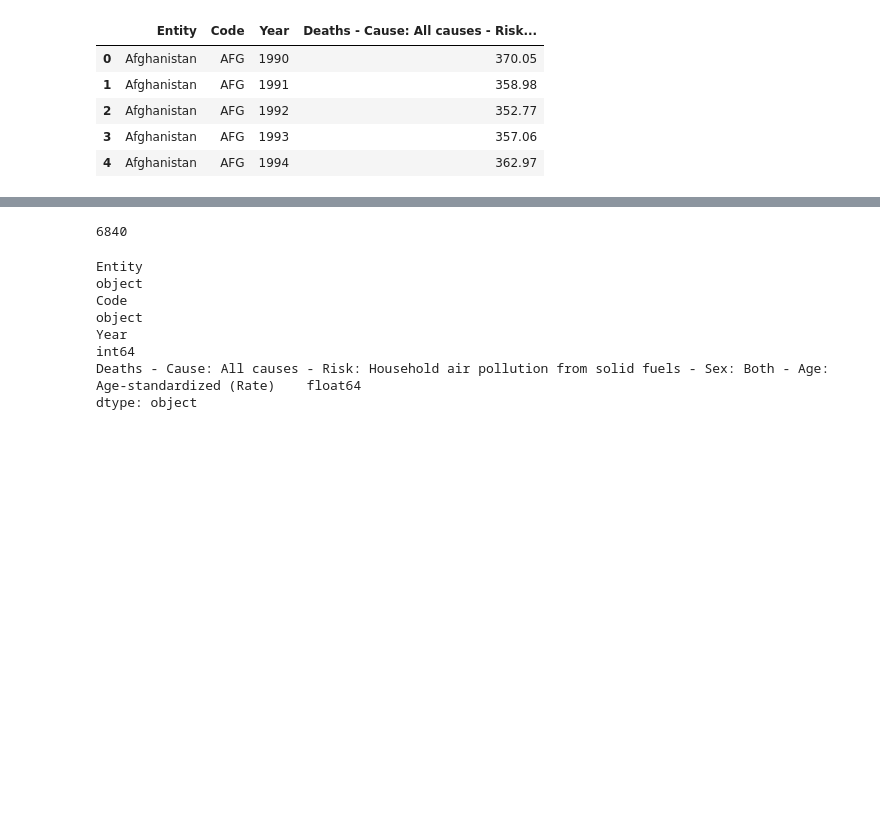
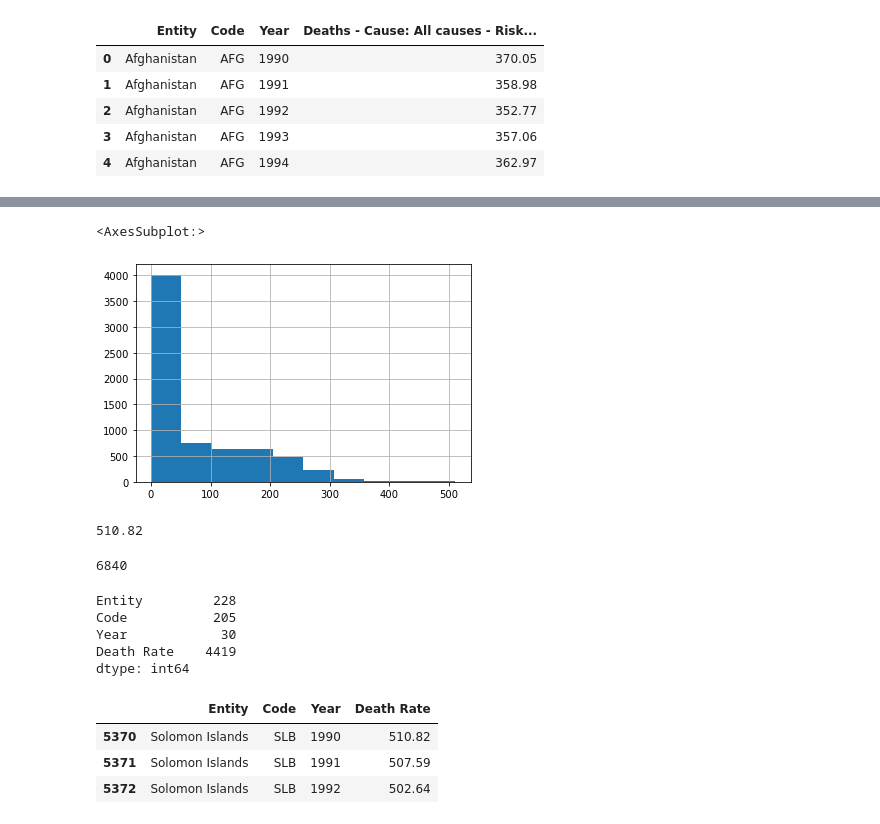
Before and after one commit to ashleyncasanova/air-quality-project, a Jupyter notebook: indoor-air-pollution.ipynb, the cells around one changed output, grey strips where cells are left out. Drawn from its saved outputs; the diff is of its cells as text; code cells hidden in the pictures; blank space fills up the shorter version.

```diff
--- a/indoor-air-pollution.ipynb
+++ b/indoor-air-pollution.ipynb
@@ -19,12 +66,28 @@ data.head()
+# %%
+data['Death Rate'].hist()
+# %% [output]
+<AxesSubplot:>
+[figure, added]
+# %%
+data['Death Rate'].max()
+# %% [output]
+510.82
 # %%
 len(data)
 # %% [output]
 6840
 # %%
-data.dtypes
+data.nunique()
 # %% [output]
-Entity                                                                                                                     object
-Code                                                                                                                       object
-Year                                                                                                                        int64
-Deaths - Cause: All causes - Risk: Household air pollution from solid fuels - Sex: Both - Age: Age-standardized (Rate)    float64
-dtype: object
+Entity         228
+Code           205
+Year            30
+Death Rate    4419
+dtype: int64
+# %%
+data[data['Death Rate']>500]
+# %% [output]
+|  | Entity | Code | Year | Death Rate |
+| 5370 | Solomon Islands | SLB | 1990 | 510.82 |
+| 5371 | Solomon Islands | SLB | 1991 | 507.59 |
+| 5372 | Solomon Islands | SLB | 1992 | 502.64 |
```
Also changed, not shown: parts of 10 cells of this notebook, 1 other file.
